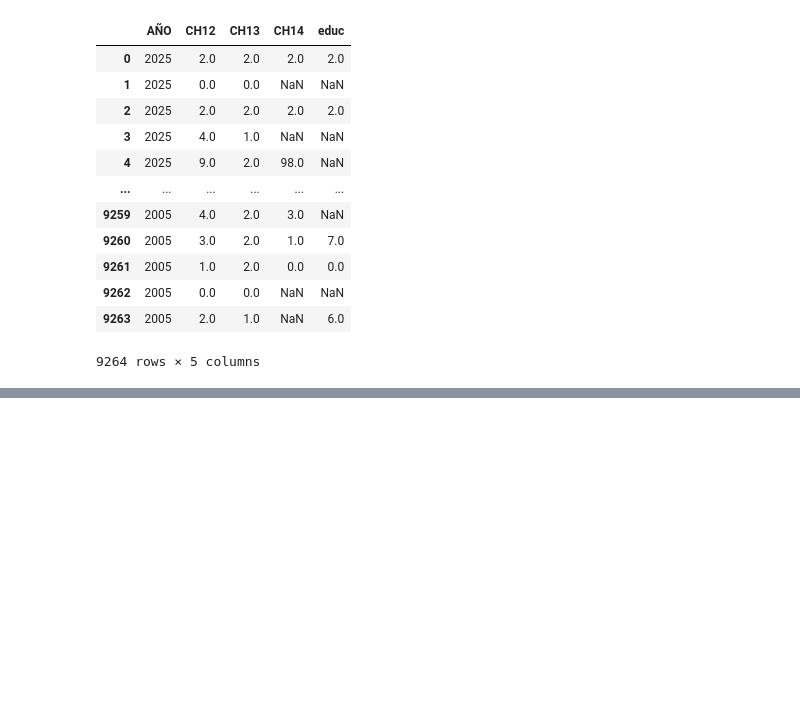
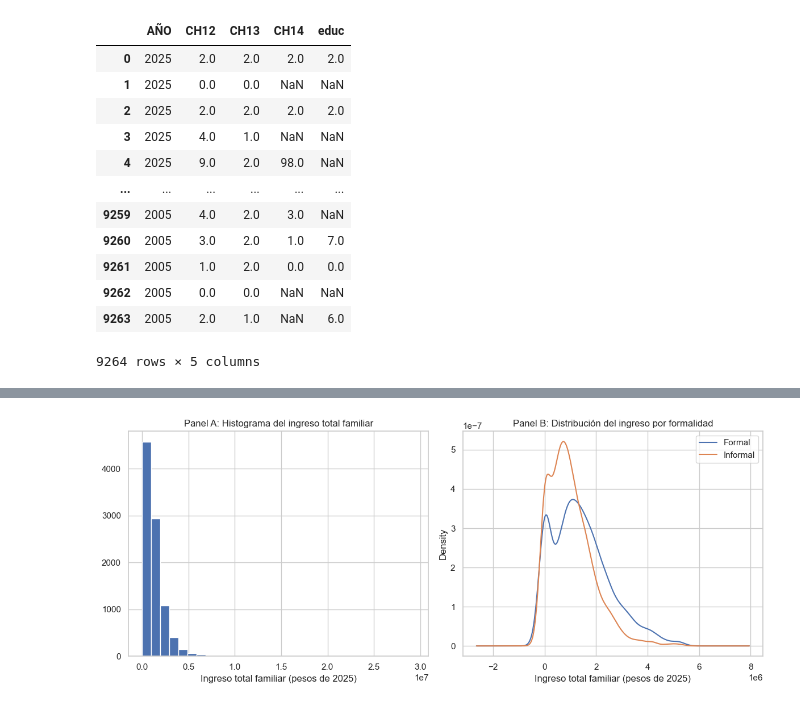
Before and after one commit to mariasolsampogna/E337_Grupo2, a Jupyter notebook: TP2/Tp2.ipynb, the cells around one changed output, grey strips where cells are left out. Cells and saved outputs as stored; diff of their text form; code cells hidden in the pictures; blank space fills up the shorter version.

```diff
--- a/TP2/Tp2.ipynb
+++ b/TP2/Tp2.ipynb
@@ -207,9 +224,12 @@ Name: ITF, dtype: float64
 
 df_original2['ingreso_total_familiar'] = df_original2['ITF']
 # %%
-# Necesitamos un factor de inflación para poder actualizar los datos
+# Necesitamos un factor de inflación para poder actualizar los datos.
+# Para ello usamos la calculadora de inflación para ver cuanto valdría un peso en enero de 2005 en enero de 2025.
+# Usando la página dada de "https://calculadoradeinflacion.com/argentina.html?md=enero&ad=2005&mh=enero&ah=2025&q=1&s=cpi"
+# podemos ver que 1$ en 2005 equivaldria hoy $949.04, por lo que este sera nuestro factor.
 
-factor = 25000
+factor = 949.04
 
 df_original2.loc[df_original2['ANO4'] == 2005, 'ingreso_total_familiar'] *= factor
 
@@ -230,3 +266,39 @@ Name: ingreso_total_familiar, Length: 9264, dtype: float64
+# %%
+# Construyamos los gráficos pedidos.
+
+sns.set(style="whitegrid")
+
+fig, axs = plt.subplots(1, 2, figsize=(12, 5))
+
+# Hagamos el histograma ITF
+
+axs[0].hist(df_original2['ingreso_total_familiar'].dropna(), bins=30)
+axs[0].set_title('Panel A: Histograma del ingreso total familiar')
+axs[0].set_xlabel('Ingreso total familiar (pesos de 2025)')
+
+# Pasemos a construir el segundo panel:
+# Acotamos al p99 para evitar que los outliers aplanen el kernel
+p99 = df_original2['ingreso_total_familiar'].quantile(0.99)
+
+# Vamos a necesitar también agregar la columna de informal como para hacer el segundo gráfico.
+
+df_original2['informal'] = df['informal']
+
+formales = df_original2[df_original2['informal'] == 0]['ingreso_total_familiar'].dropna()
+informales = df_original2[df_original2['informal'] == 1]['ingreso_total_familiar'].dropna()
+
+formales[formales <= p99].plot.kde(ax=axs[1], label='Formal')
+informales[informales <= p99].plot.kde(ax=axs[1], label='Informal')
+
+axs[1].set_title('Panel B: Distribución del ingreso por formalidad')
+axs[1].set_xlabel('Ingreso total familiar (pesos de 2025)')
+axs[1].legend()
+
+plt.tight_layout()
+plt.savefig('grafico_ingresos.png', dpi=300, bbox_inches='tight')
+plt.show()
+# %% [output]
+[figure, added]
 # %%
 ### Ejercicio 4:
 # %%
```
Also changed, not shown: parts of 19 cells of this notebook.
